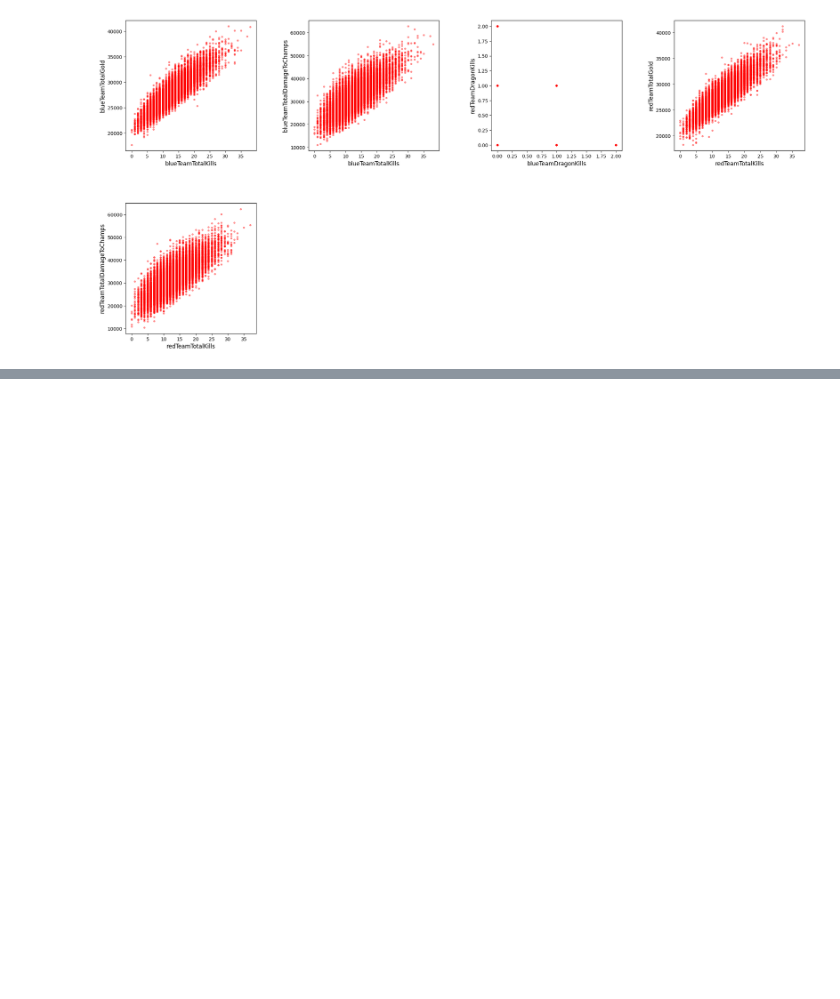
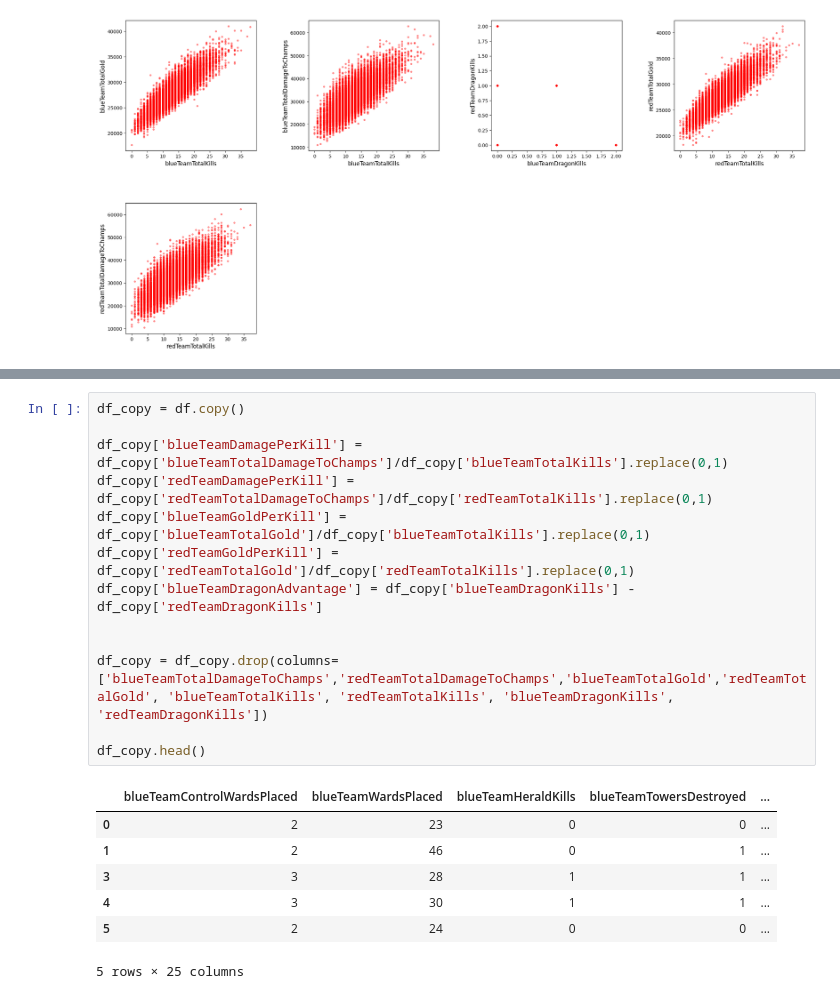
Before and after one commit to gcsam11/IART_LOL, a Jupyter notebook: lol_soloQ.ipynb, the cells around one changed output, grey strips where cells are left out. Cells and saved outputs as stored; diff of their text form; blank space fills up the shorter version.

```diff
--- a/lol_soloQ.ipynb
+++ b/lol_soloQ.ipynb
@@ -401,0 +405,21 @@ for i, cols in enumerate(plot_cols):
+# %%
+df_copy = df.copy()
+
+df_copy['blueTeamDamagePerKill'] = df_copy['blueTeamTotalDamageToChamps']/df_copy['blueTeamTotalKills'].replace(0,1)
+df_copy['redTeamDamagePerKill'] = df_copy['redTeamTotalDamageToChamps']/df_copy['redTeamTotalKills'].replace(0,1)
+df_copy['blueTeamGoldPerKill'] = df_copy['blueTeamTotalGold']/df_copy['blueTeamTotalKills'].replace(0,1)
+df_copy['redTeamGoldPerKill'] = df_copy['redTeamTotalGold']/df_copy['redTeamTotalKills'].replace(0,1)
+df_copy['blueTeamDragonAdvantage'] = df_copy['blueTeamDragonKills'] - df_copy['redTeamDragonKills']
+
+
+df_copy = df_copy.drop(columns=['blueTeamTotalDamageToChamps','redTeamTotalDamageToChamps','blueTeamTotalGold','redTeamTotalGold', 'blueTeamTotalKills', 'redTeamTotalKills', 'blueTeamDragonKills', 'redTeamDragonKills'])
+
+df_copy.head()
+# %% [output]
+|  | blueTeamControlWardsPlaced | blueTeamWardsPlaced | blueTeamHeraldKills | blueTeamTowersDestroyed | ... |
+| 0 | 2 | 23 | 0 | 0 | ... |
+| 1 | 2 | 46 | 0 | 1 | ... |
+| 3 | 3 | 28 | 1 | 1 | ... |
+| 4 | 3 | 30 | 1 | 1 | ... |
+| 5 | 2 | 24 | 0 | 0 | ... |
+5 rows × 25 columns
```
Also changed, not shown: parts of 17 cells of this notebook.
